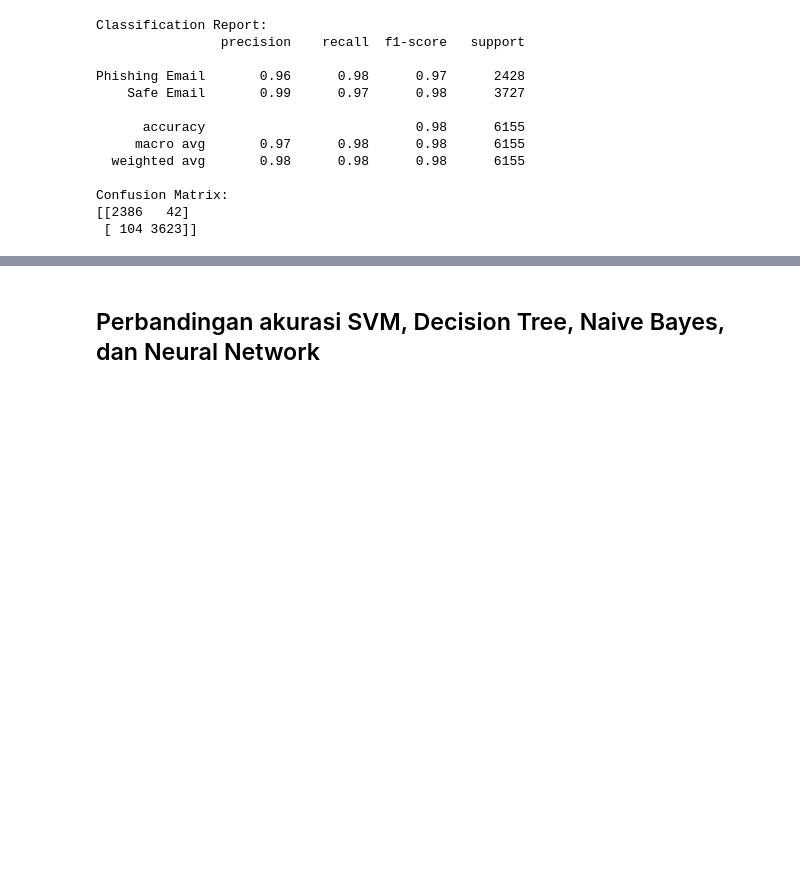
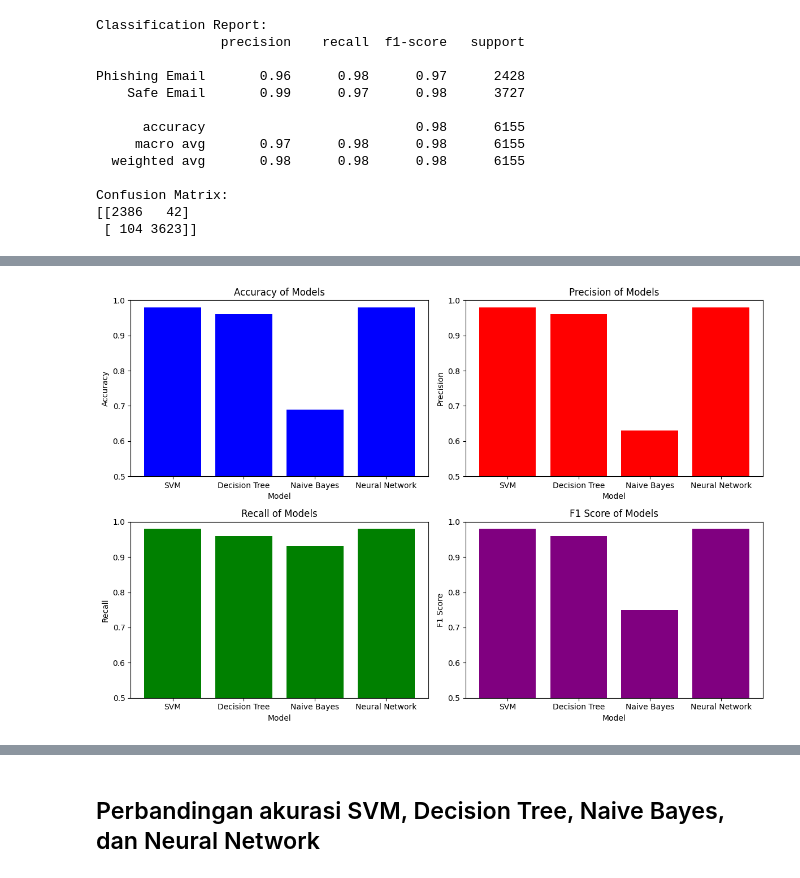
Before and after one commit to dikkaaaw/Email-Phising-Classification, a Jupyter notebook: Phishing Classification.ipynb, the cells around one changed output, grey strips where cells are left out. Saved outputs shown, nothing was run; the diff lists cells and outputs as text; code cells hidden in the pictures; blank space fills up the shorter version.

```diff
--- a/Phishing Classification.ipynb
+++ b/Phishing Classification.ipynb
@@ -662,0 +674,37 @@ plt.show()
+# %%
+# Plotting dalam dua baris
+fig, axes = plt.subplots(2, 2, figsize=(12, 8))
+axes = axes.flatten()
+
+# Bar plot untuk Accuracy
+axes[0].bar(models, accuracies, color='blue')
+axes[0].set_title('Accuracy of Models')
+axes[0].set_xlabel('Model')
+axes[0].set_ylabel('Accuracy')
+axes[0].set_ylim(0.5, 1.0)
+
+# Bar plot untuk Precision
+axes[1].bar(models, precisions, color='red')
+axes[1].set_title('Precision of Models')
+axes[1].set_xlabel('Model')
+axes[1].set_ylabel('Precision')
+axes[1].set_ylim(0.5, 1.0)
+
+# Bar plot untuk Recall
+axes[2].bar(models, recalls, color='green')
+axes[2].set_title('Recall of Models')
+axes[2].set_xlabel('Model')
+axes[2].set_ylabel('Recall')
+axes[2].set_ylim(0.5, 1.0)
+
+# Bar plot untuk F1 Score
+axes[3].bar(models, f1_scores, color='purple')
+axes[3].set_title('F1 Score of Models')
+axes[3].set_xlabel('Model')
+axes[3].set_ylabel('F1 Score')
+axes[3].set_ylim(0.5, 1.0)
+
+plt.tight_layout()
+plt.show()
+# %% [output]
+[figure, added]
```
Also changed, not shown: parts of 15 cells of this notebook.
